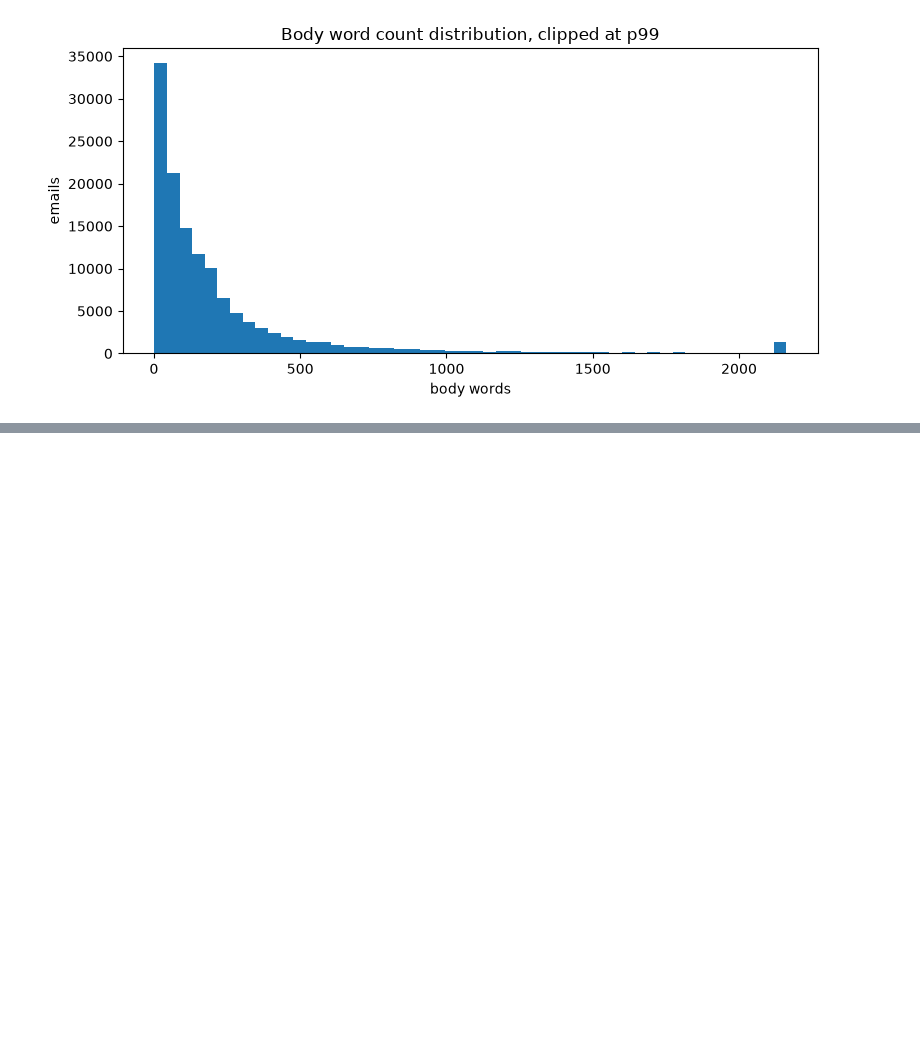
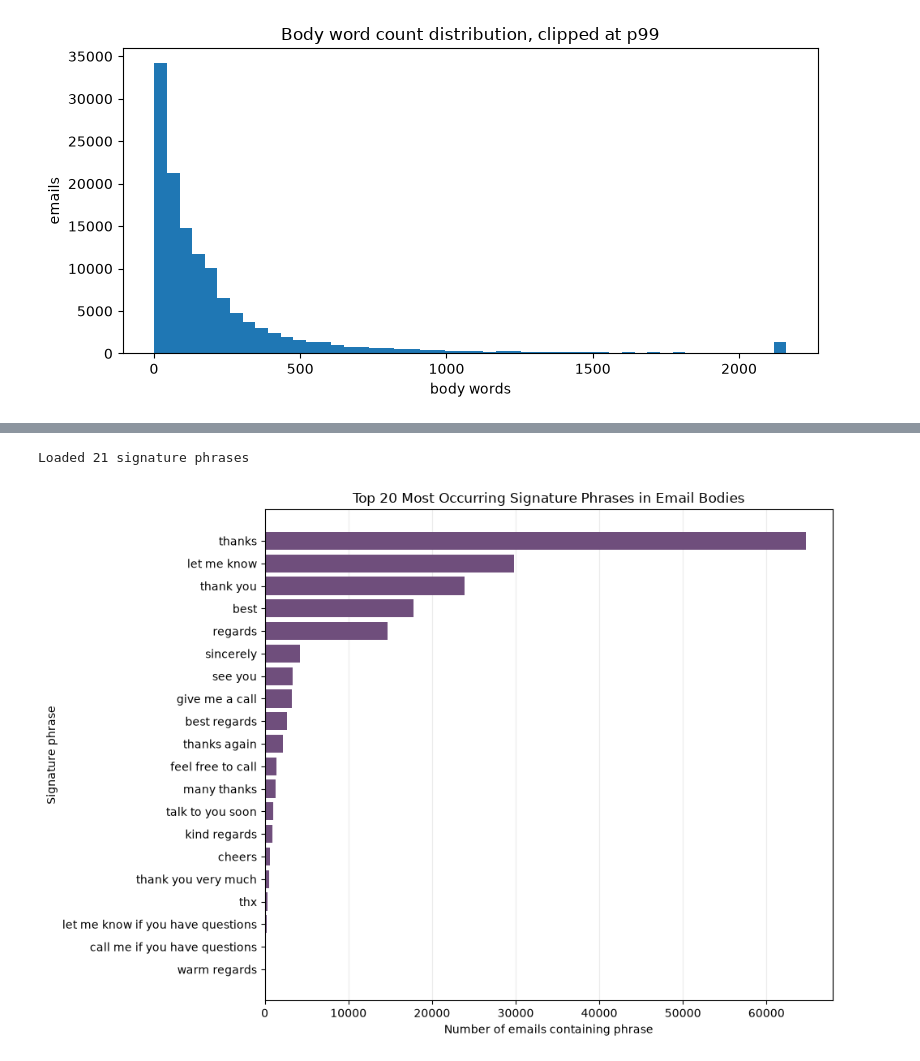
Before and after one commit to huytjuh/assignment-eca-huy, a Jupyter notebook: notebooks/01_eda.ipynb, the cells around one changed output, grey strips where cells are left out. Cells and saved outputs as stored; diff of their text form; code cells hidden in the pictures; blank space fills up the shorter version.

```diff
--- a/notebooks/01_eda.ipynb
+++ b/notebooks/01_eda.ipynb
@@ -311,2 +342,72 @@ if 'body_words_eda' in df.columns:
 # %%
-# most common boilerplates based on the lexicon preprocess
+import re
+
+SIGNATURE_PATH = Path("../lexicon/preprocess/signature.csv")
+if not SIGNATURE_PATH.exists():
+    SIGNATURE_PATH = Path("lexicon/preprocess/signature.csv")
+
+DATA_PATH = Path("../data/data.parquet")
+if not DATA_PATH.exists():
+    DATA_PATH = Path("data/data.parquet")
+
+raw_signatures = pd.read_csv(
+    SIGNATURE_PATH,
+    header=None,
+    dtype=str,
+    keep_default_na=False,
+)
+
+signatures = (
+    raw_signatures.iloc[:, 0]
+    .astype(str)
+    .str.strip()
+    .str.lower()
+)
+
+signatures = signatures[
+    signatures.ne("")
+    & ~signatures.isin(["nan", "none", "signature"])
+].drop_duplicates()
+
+print(f"Loaded {len(signatures)} signature phrases")
+
+emails = pd.read_parquet(DATA_PATH, columns=["body"])
+bodies = emails["body"].fillna("").astype(str).str.lower()
+
+rows = []
+for phrase in signatures:
+    pattern = rf"(^|\n|\r|\s){re.escape(phrase)}(\s|,|\.|!|\?|$)"
+    count = bodies.str.contains(pattern, regex=True, na=False).sum()
+    rows.append({"signature": phrase, "count": int(count)})
+
+signature_counts = pd.DataFrame(rows, columns=["signature", "count"])
+
+signature_counts = (
+    signature_counts[signature_counts["count"] > 0]
+    .sort_values("count", ascending=False)
+    .head(20)
+    .sort_values("count", ascending=True)
+)
+
+if signature_counts.empty:
+    print("No signature phrases were found in the email bodies.")
+else:
+    fig, ax = plt.subplots(figsize=(10, 7))
+
+    ax.barh(
+        signature_counts["signature"],
+        signature_counts["count"],
+        color="#6f4e7c",
+    )
+
+    ax.set_title("Top 20 Most Occurring Signature Phrases in Email Bodies")
+    ax.set_xlabel("Number of emails containing phrase")
+    ax.set_ylabel("Signature phrase")
+    ax.grid(axis="x", alpha=0.25)
+    ax.set_axisbelow(True)
+
+    plt.tight_layout()
+    plt.show()
+# %% [output]
+Loaded 21 signature phrases
+[figure, added]
```
Also changed, not shown: parts of 1 cell of this notebook, 21 other files.
